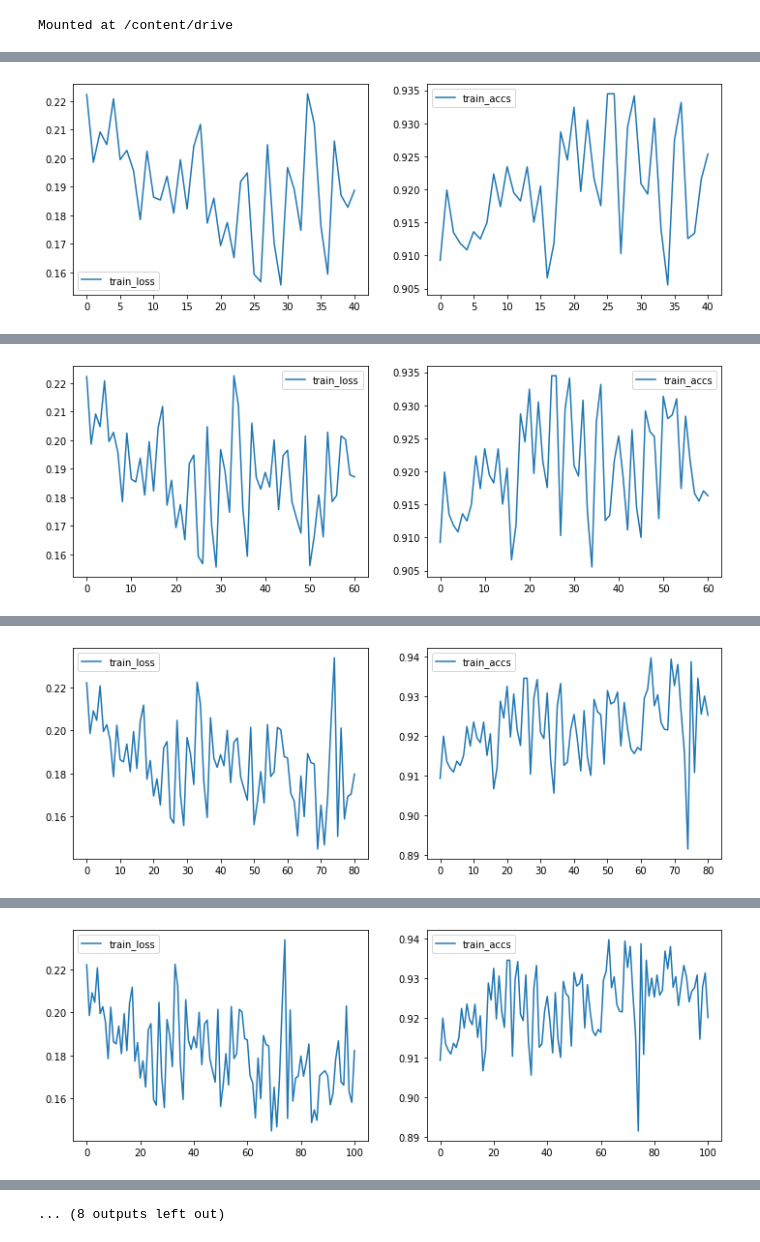
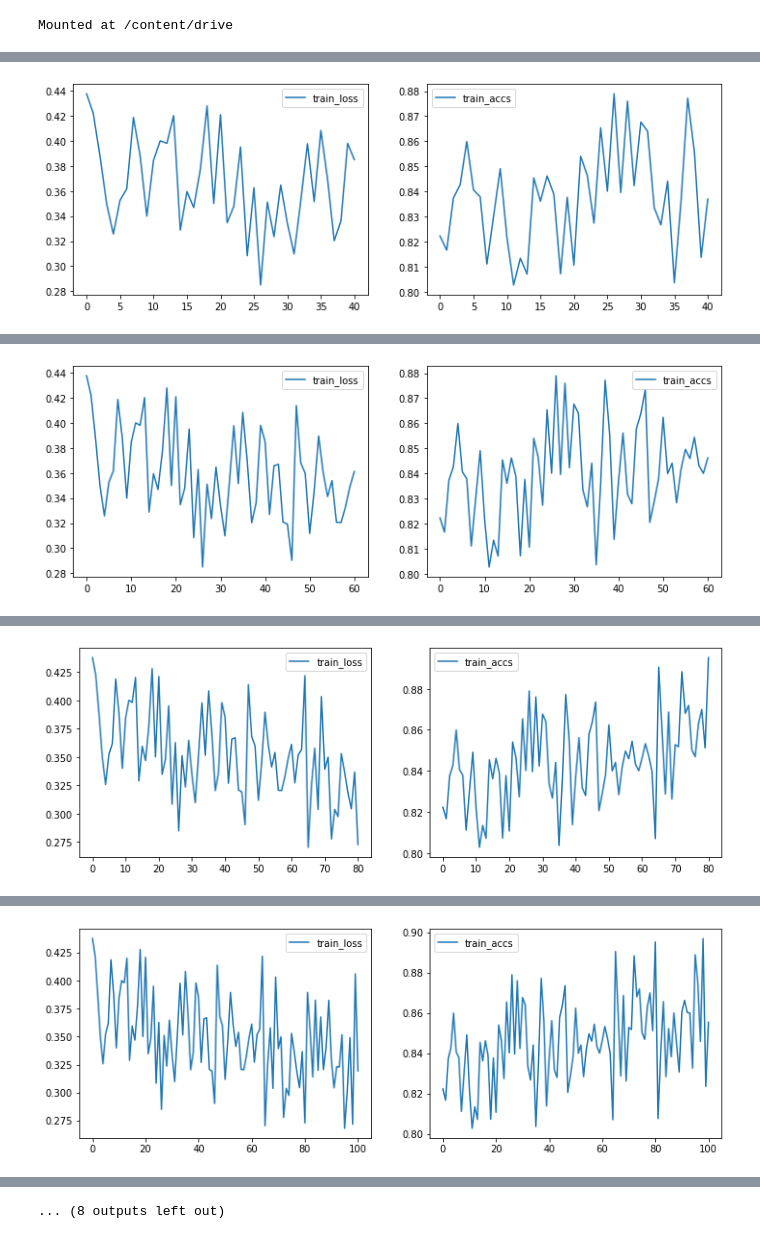
Before and after one commit to Narcissist1/Cellari-Deeplearning-Course, a Jupyter notebook: CellariTrain.ipynb, the cells around one changed output, grey strips where cells are left out. Saved outputs shown, nothing was run; the diff lists cells and outputs as text; code cells hidden in the pictures.

Commit message:
add test norm, rm unuse code

```diff
--- a/CellariTrain.ipynb
+++ b/CellariTrain.ipynb
@@ -65,7 +65,7 @@ transform_pipe = torchvision.transforms.Compose([
 
     torchvision.transforms.RandomRotation(90),
 
-    torchvision.transforms.RandomCrop(size=(256, 256)),
+    torchvision.transforms.RandomCrop(size=(128, 128)),
 
     torchvision.transforms.RandomHorizontalFlip(0.5),
 
@@ -74,33 +74,27 @@ transform_pipe = torchvision.transforms.Compose([
     torchvision.transforms.ToTensor()
 ])
 
-transform_observe = torchvision.transforms.Compose([
+transform_test = torchvision.transforms.Compose([
     torchvision.transforms.ToPILImage(), # Convert np array to PILImage
     torchvision.transforms.ToTensor()
 ])
 
 
-# Unet resize transform
-transform_resize = torchvision.transforms.Compose([
-    torchvision.transforms.ToPILImage(), # Convert np array to PILImage
-
-    torchvision.transforms.Resize((212, 212)),
-
-    torchvision.transforms.ToTensor()
-])
-
-data_norm = torchvision.transforms.Normalize(mean=[0.78092086, 0.5018261, 0.7803567],
-                                 std=[0.16727196, 0.24176046, 0.13103652])
+data_norm = torchvision.transforms.Normalize(mean=[0.78743371, 0.51117935, 0.7851388],
+                                 std=[0.15700167, 0.21337889, 0.11611282])
+test_norm = torchvision.transforms.Normalize(mean=[0.78299736, 0.51847196, 0.78163587],
+                                 std=[0.15625703, 0.21132958, 0.11772357])
 
 
 class CustomDataset(Dataset):
 
-    def __init__(self, img_list, anno_list, num_of_classes=2, transform=None):
+    def __init__(self, img_list, anno_list, norm, num_of_classes=2, transform=None):
 
         self.img_list = img_list
         self.anno_list = anno_list
         self.num_of_classes = num_of_classes
         self.transform = transform
+        self.norm = norm
 
     def __getitem__(self, img_id):
 
@@ -112,7 +106,7 @@ class CustomDataset(Dataset):
         random.seed(seed)
         if self.transform:
             img = self.transform(img)
-            img = data_norm(img)
+            img = self.norm(img)
             random.seed(seed)
             anno = self.transform(anno)
 
@@ -132,19 +126,12 @@ test_anno_list = glob.glob(path_to_test_anno + os.sep + "*.bmp")
 test_anno_list = sorted(test_anno_list)
 anno_list = glob.glob(path_to_annotations + os.sep + "*.bmp")
 anno_list = sorted(anno_list)
-dataset_train = CustomDataset(img_list, anno_list, 2, transform=transform_pipe)
-dataset_observe = CustomDataset(img_list, anno_list, 2, transform=transform_observe)
-dataset_test = CustomDataset(test_list, test_anno_list, 2, transform=transform_observe)
+dataset_train = CustomDataset(img_list, anno_list, data_norm, 2, transform=transform_pipe)
+dataset_test = CustomDataset(test_list, test_anno_list, test_norm, 2, transform=transform_test)
 # %%
 dataloader_train = torch.utils.data.DataLoader(
     dataset_train,
     batch_size = 5,
-    shuffle=True
-)
-
-dataloader_observe = torch.utils.data.DataLoader(
-    dataset_observe,
-    batch_size = 1,
     shuffle=True
 )
 
@@ -186,17 +173,14 @@ LEARNING_RATE = 0.001
 criterion = nn.BCEWithLogitsLoss()
 
 # optimizer = optim.SGD(net.parameters(), LEARNING_RATE, momentum=0.9, weight_decay=5e-4)
-optimizer = optim.Adam(net.parameters(), 1e-5, (0.9, 0.999),  eps=1e-08, weight_decay=5e-4)
-scheduler = lr_scheduler.MultiStepLR(optimizer, milestones=[100], gamma=0.1)
+optimizer = optim.Adam(net.parameters(), 5e-5, (0.9, 0.999),  eps=1e-08, weight_decay=5e-4)
+scheduler = lr_scheduler.MultiStepLR(optimizer, milestones=[150], gamma=0.1)
 # %%
 max_iter = 200
 log_every = 20
 
-# Initialize lists for training and validation
 train_iter = []
 train_loss, train_accs = [], []
-valid_iter = []
-valid_loss, valid_accs = [], []
 
 # Train network
 net.train()
@@ -243 +227 @@ Train, it: 20 loss: 0.17 accs: 0.93
-[figure, old version]
+[figure, new version]
@@ -245 +229 @@ Train, it: 40 loss: 0.19 accs: 0.93
-[figure, old version]
+[figure, new version]
@@ -247 +231 @@ Train, it: 60 loss: 0.19 accs: 0.92
-[figure, old version]
+[figure, new version]
@@ -249 +233 @@ Train, it: 80 loss: 0.18 accs: 0.93
-[figure, old version]
+[figure, new version]
```
Also changed, not shown: parts of 5 cells of this notebook.
